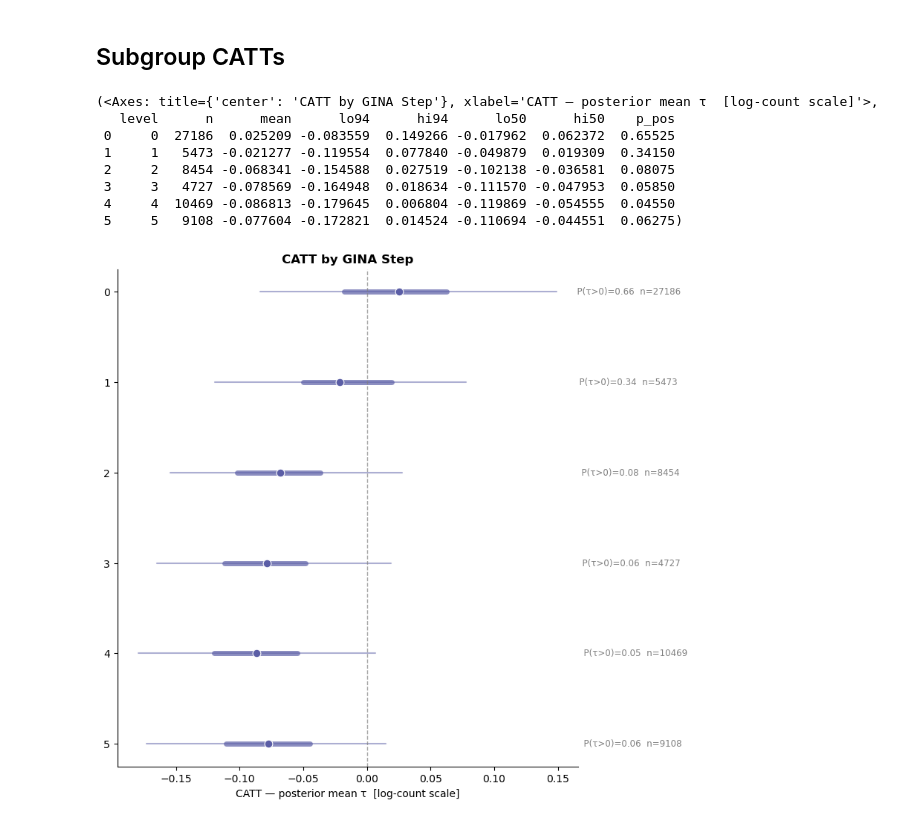
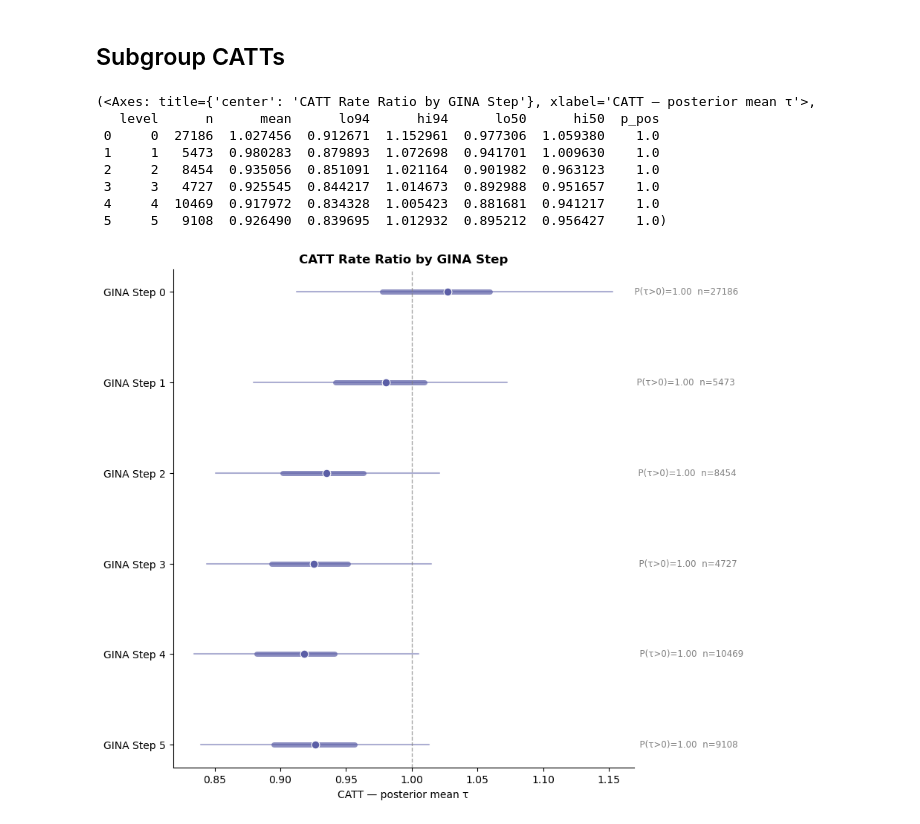
Before and after one commit to nweerasuriya/omscs, a Jupyter notebook: ISYE6420/Project/project_code_file.ipynb, the cells around one changed output. Drawn from its saved outputs; the diff is of its cells as text; code cells hidden in the pictures.

```diff
--- a/ISYE6420/Project/project_code_file.ipynb
+++ b/ISYE6420/Project/project_code_file.ipynb
@@ -426,10 +426,11 @@ plt.show()
 ## Subgroup CATTs
 # %%
 def catt_summary(tau_flat, idx):
-    """Return (mean, lo94, hi94, P(tau>0)) for a subgroup index array."""
-    draws = tau_flat[:, idx].mean(axis=1)
+    """Return (mean, lo94, hi94, P(tau>0)) for a subgroup index array as a rate ratio (exponential)"""
+    draws = np.exp(tau_flat[:, idx].mean(axis=1))
     hdi = az.hdi(draws, hdi_prob=0.94)
-    return draws.mean(), hdi[0], hdi[1], (draws > 0).mean()
+    # Get CATT IRR
+    return draws.mean(), hdi[0], hdi[1], (draws>0).mean()
 
 def plot_CATT_categorical(trace, covariate_array, feature_name,
                           level_labels=None, ax=None, color="#5B5EA6"):
@@ -448,52 +449,52 @@ def plot_CATT_categorical(trace, covariate_array, feature_name,
         idx  = np.where(covariate_array == lv)[0]
         mean, lo94, hi94, p_pos = catt_summary(tau_flat, idx)
         # Also compute 50% HDI for inner band
-        draws_lv = tau_flat[:, idx].mean(axis=1)
+        draws_lv = np.exp(tau_flat[:, idx].mean(axis=1))
         lo50, hi50 = az.hdi(draws_lv, hdi_prob=0.50)
         rows.append(dict(level=level_labels[lv], n=len(idx),
                          mean=mean, lo94=lo94, hi94=hi94,
                          lo50=lo50, hi50=hi50, p_pos=p_pos))
 
     df = pd.DataFrame(rows)
 
     if ax is None:
         fig, ax = plt.subplots(figsize=(8, 1.2 * len(df) + 1.5))
 
     y_pos = np.arange(len(df))[::-1]            # top = first level
 
     for i, (_, row) in enumerate(df.iterrows()):
         y = y_pos[i]
         ax.plot([row.lo94, row.hi94], [y, y], lw=1.5,
                 color=color, alpha=0.5, solid_capstyle="round")
         ax.plot([row.lo50, row.hi50], [y, y], lw=5,
                 color=color, alpha=0.7, solid_capstyle="round")
         ax.scatter(row["mean"], y, s=60, color=color,
                    zorder=5, edgecolors="white", linewidths=0.8)
         # P(τ > 0)
         ax.text(ax.get_xlim()[1] if ax.get_xlim()[1] != 0 else row.hi94 + 0.01,
                 y, f"  P(τ>0)={row.p_pos:.2f}  n={row.n}",
                 va="center", fontsize=8.5, color="gray")
 
-    ax.axvline(0, color="gray", lw=1, linestyle="--", alpha=0.7)
+    ax.axvline(1, color="gray", lw=1, linestyle="--", alpha=0.7)
     ax.set_yticks(y_pos)
-    ax.set_yticklabels(df["level"].values, fontsize=10)
-    ax.set_xlabel("CATT — posterior mean τ  [log-count scale]", fontsize=10)
-    ax.set_title(f"CATT by {feature_name}", fontsize=12, fontweight="bold")
+    ax.set_yticklabels("GINA Step " + df["level"].values, fontsize=10)
+    ax.set_xlabel("CATT — posterior mean τ", fontsize=10)
+    ax.set_title(f"CATT Rate Ratio by {feature_name}", fontsize=12, fontweight="bold")
     ax.spines[["top", "right"]].set_visible(False)
 
     return ax, df
 
 plot_CATT_categorical(trace_bcf, X['gina_step'].to_numpy(), "GINA Step")
 # %% [output]
-(<Axes: title={'center': 'CATT by GINA Step'}, xlabel='CATT — posterior mean τ  [log-count scale]'>,
-   level      n      mean      lo94      hi94      lo50      hi50    p_pos
- 0     0  27186  0.025209 -0.083559  0.149266 -0.017962  0.062372  0.65525
- 1     1   5473 -0.021277 -0.119554  0.077840 -0.049879  0.019309  0.34150
- 2     2   8454 -0.068341 -0.154588  0.027519 -0.102138 -0.036581  0.08075
- 3     3   4727 -0.078569 -0.164948  0.018634 -0.111570 -0.047953  0.05850
- 4     4  10469 -0.086813 -0.179645  0.006804 -0.119869 -0.054555  0.04550
- 5     5   9108 -0.077604 -0.172821  0.014524 -0.110694 -0.044551  0.06275)
+(<Axes: title={'center': 'CATT Rate Ratio by GINA Step'}, xlabel='CATT — posterior mean τ'>,
+   level      n      mean      lo94      hi94      lo50      hi50  p_pos
+ 0     0  27186  1.027456  0.912671  1.152961  0.977306  1.059380    1.0
+ 1     1   5473  0.980283  0.879893  1.072698  0.941701  1.009630    1.0
+ 2     2   8454  0.935056  0.851091  1.021164  0.901982  0.963123    1.0
+ 3     3   4727  0.925545  0.844217  1.014673  0.892988  0.951657    1.0
+ 4     4  10469  0.917972  0.834328  1.005423  0.881681  0.941217    1.0
+ 5     5   9108  0.926490  0.839695  1.012932  0.895212  0.956427    1.0)
-[figure, old version]
+[figure, new version]
 # %%
 # Forest plot for multiple covariates
 def plot_forest_multiple(trace, X, feature_names, ax=None, color="#5B5EA6"):
```
Also changed, not shown: parts of 4 cells of this notebook, 1 other file.
